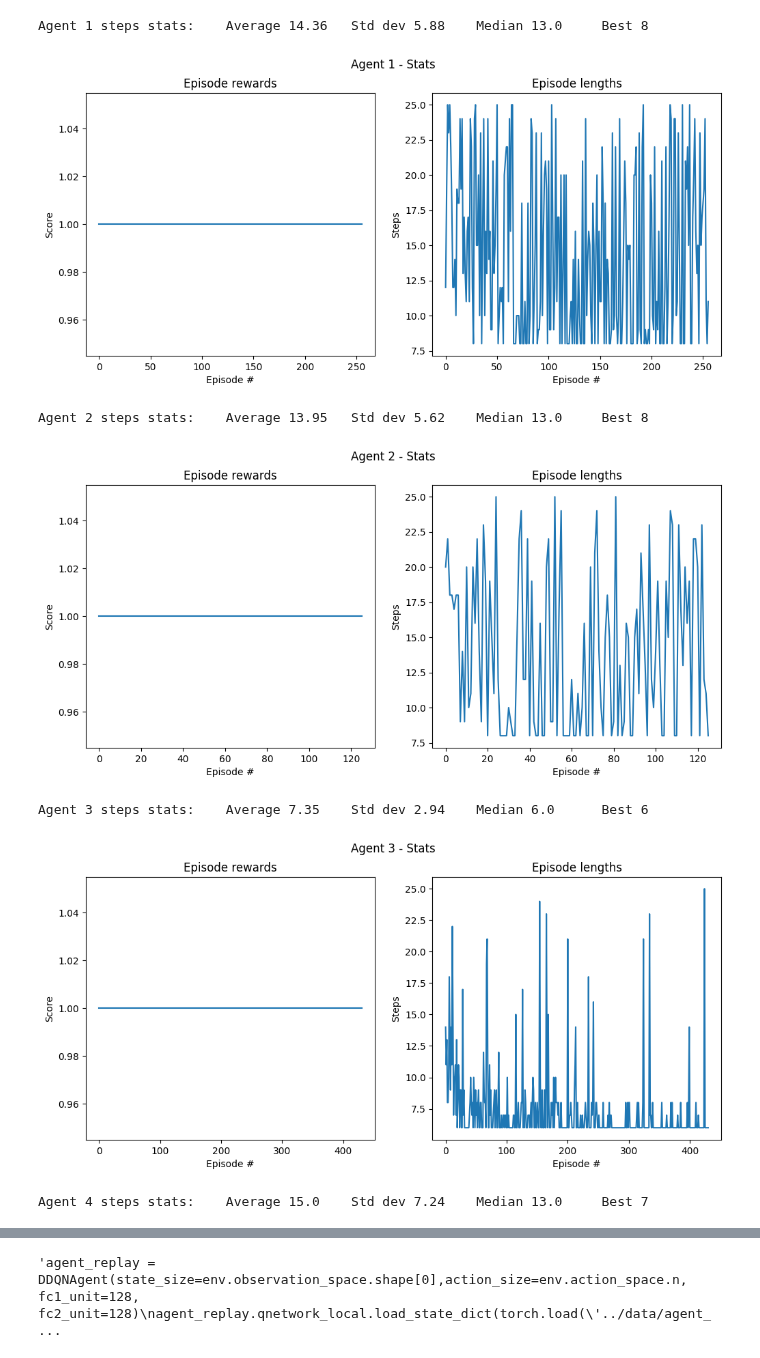
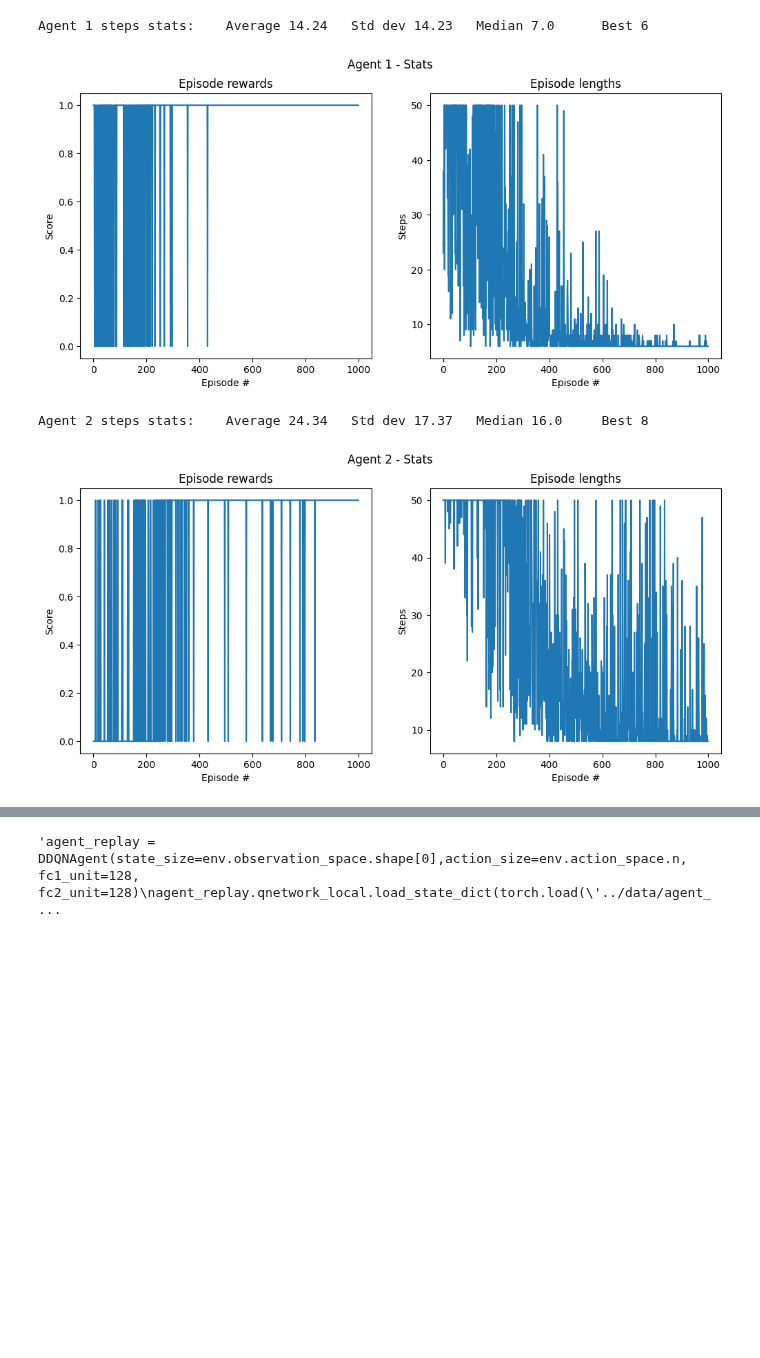
Before and after one commit to salvalago23/TFG_Salvador_Perez_GR, a Jupyter notebook: src/5_DQNtrain.ipynb, the cells around one changed output, grey strips where cells are left out. Drawn from its saved outputs; the diff is of its cells as text; code cells hidden in the pictures; blank space fills up the shorter version.

```diff
--- a/src/5_DQNtrain.ipynb
+++ b/src/5_DQNtrain.ipynb
@@ -18,14 +10,15 @@ show_stats = True      # show stats
 export_to_JSON = False  # write JSON file
 render = True           # render the results after training
 
-NUM_DQN_AGENTS = 11      # number of DQN agents
+NUM_DQN_AGENTS = 1      # number of DQN agents
 NUM_DDQN_AGENTS = 0     # number of DDQN agents
 
 NUM_NEURONS_FC1 = 128   # number of neurons for the first fully connected layer
 NUM_NEURONS_FC2 = 128   # number of neurons for the second fully connected layer
 
-EPISODES_PER_AGENT = 800
-MAX_STEPS_PER_EPISODE = 25
+SHAPE = "5x5"             # "5x5" or "14x14"
+EPISODES_PER_AGENT = 1000
+MAX_STEPS_PER_EPISODE = 50
 
 EPS_START = 1.0         # epsilon start value
 EPS_END = 0.01          # epsilon end value
@@ -41,22 +34,17 @@ UPDATE_EVERY = 4        # how often to update the network
 # %%
 #CREATING AND TRAINING THE AGENTS
 agents_arr = []         # array of agents
-starting_positions = [] # array of starting positions for each agent
 
 for i in range(NUM_DQN_AGENTS+NUM_DDQN_AGENTS):
     if i < NUM_DQN_AGENTS:
         print("DQN Agent", i+1,"/",NUM_DQN_AGENTS)    # if the agent is a DQN agent
         path_to_save = "../data/agent_models/pytorch/DQNagent"+str(i+1)+".pt" # path to save the model
-        agent = DQNAgent(path_to_save, env, NUM_NEURONS_FC1, NUM_NEURONS_FC2, EPISODES_PER_AGENT, MAX_STEPS_PER_EPISODE, EPS_START, EPS_END, EPS_DECAY, BUFFER_SIZE, BATCH_SIZE, GAMMA, TAU, LR, UPDATE_EVERY)
+        agent = DQNAgent(i, path_to_save, SHAPE, NUM_NEURONS_FC1, NUM_NEURONS_FC2, EPISODES_PER_AGENT, MAX_STEPS_PER_EPISODE, EPS_START, EPS_END, EPS_DECAY, BUFFER_SIZE, BATCH_SIZE, GAMMA, TAU, LR, UPDATE_EVERY)
     else:
         print("DDQN Agent", i+1-NUM_DQN_AGENTS,"/",NUM_DDQN_AGENTS)  # if the agent is a DDQN agent
         path_to_save = "../data/agent_models/pytorch/DDQNagent"+str(i+1)+".pt" # path to save the model
-        agent = DDQNAgent(path_to_save, env, NUM_NEURONS_FC1, NUM_NEURONS_FC2, EPISODES_PER_AGENT, MAX_STEPS_PER_EPISODE, EPS_START, EPS_END, EPS_DECAY, BUFFER_SIZE, BATCH_SIZE, GAMMA, TAU, LR, UPDATE_EVERY)
-
-    agent.env.unwrapped.randomize_start_pos()
+        agent = DDQNAgent(i, path_to_save, SHAPE, NUM_NEURONS_FC1, NUM_NEURONS_FC2, EPISODES_PER_AGENT, MAX_STEPS_PER_EPISODE, EPS_START, EPS_END, EPS_DECAY, BUFFER_SIZE, BATCH_SIZE, GAMMA, TAU, LR, UPDATE_EVERY)
 
     agent.train()
-
     agents_arr.append(agent)
-    starting_positions.append(agent.env.unwrapped.start_pos)
 # %% [output]
@@ -74,12 +53,9 @@ DQN Agent 11 / 11
 # %%
 if show_stats:
-    for i in range(len(agents_arr)):
-        agents_arr[i].plot_results(i, rolling_length=1)
+    for agent in agents_arr:
+        agent.plot_results(rolling_length=1)
 # %% [output]
-Agent 1 steps stats:    Average 14.36   Std dev 5.88    Median 13.0     Best 8
+Agent 1 steps stats:    Average 14.24   Std dev 14.23   Median 7.0      Best 6
-[figure, old version]
+[figure, new version]
-Agent 2 steps stats:    Average 13.95   Std dev 5.62    Median 13.0     Best 8
+Agent 2 steps stats:    Average 24.34   Std dev 17.37   Median 16.0     Best 8
-[figure, old version]
+[figure, new version]
-Agent 3 steps stats:    Average 7.35    Std dev 2.94    Median 6.0      Best 6
-[figure, removed]
-Agent 4 steps stats:    Average 15.0    Std dev 7.24    Median 13.0     Best 7
```
Also changed, not shown: parts of 5 cells of this notebook, 6 other files.
